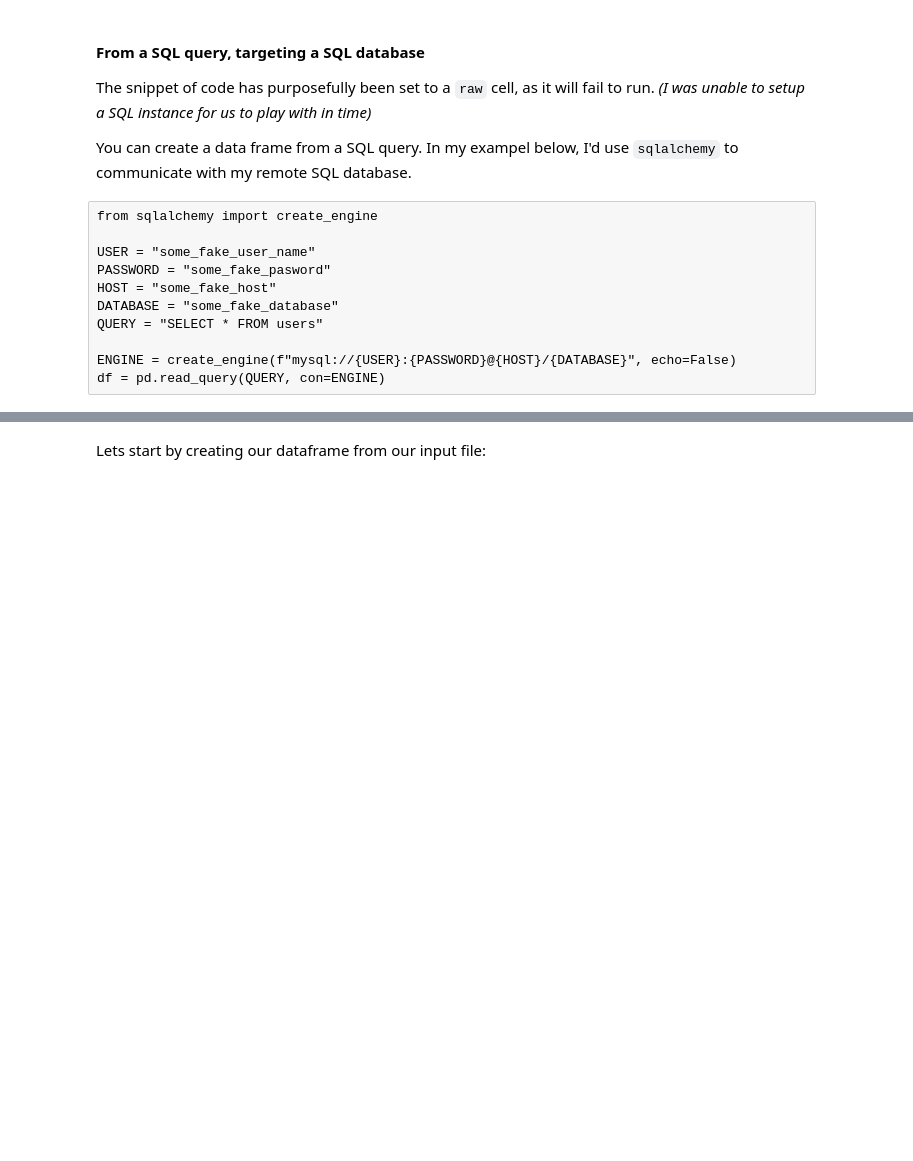
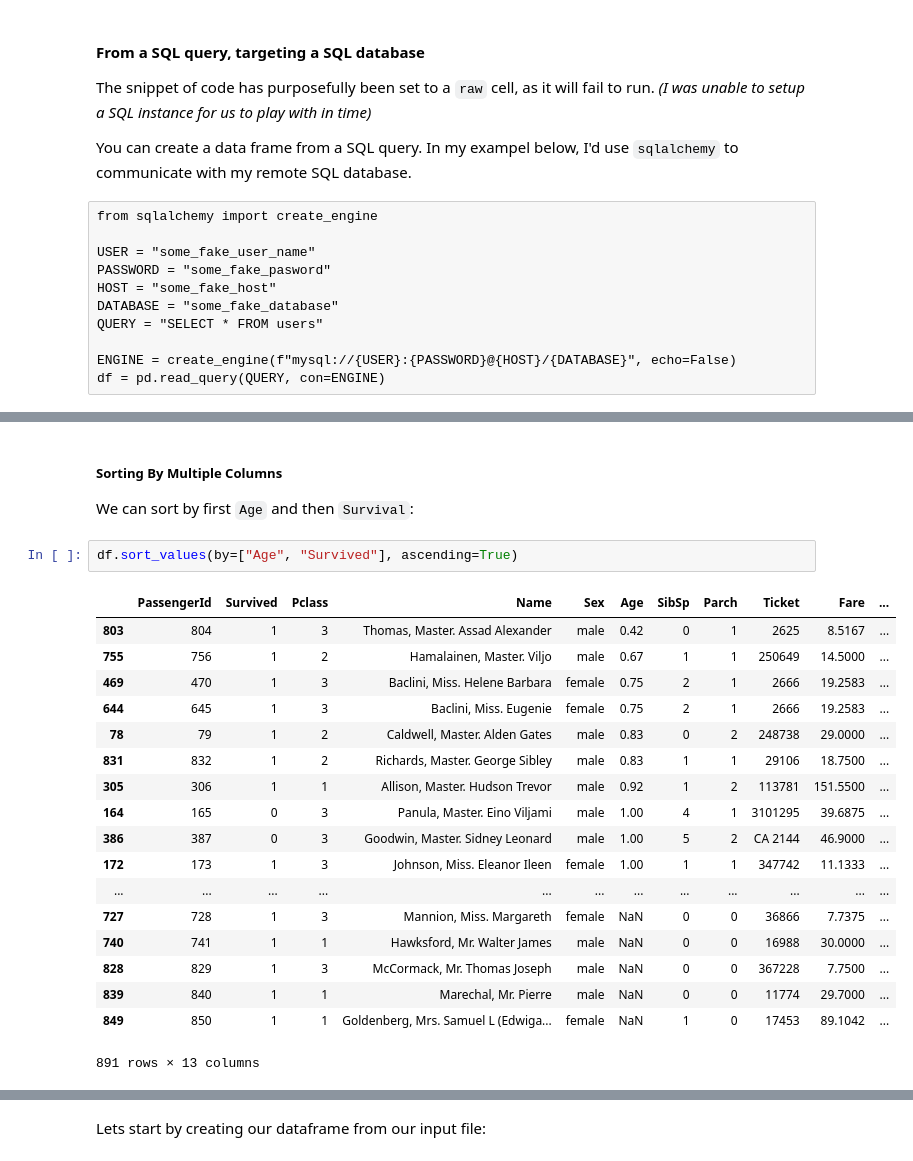
Before and after one commit to GregHilston/ds_pandas_presentation, a Jupyter notebook: Presentation.ipynb, the cells around one changed output, grey strips where cells are left out. Cells and saved outputs as stored; diff of their text form; blank space fills up the shorter version.

```diff
--- a/Presentation.ipynb
+++ b/Presentation.ipynb
@@ -195,0 +244,25 @@ TODO
+# %% [markdown]
+##### Sorting By Multiple Columns
+
+We can sort by first `Age` and then `Survival`:
+# %%
+df.sort_values(by=["Age", "Survived"], ascending=True)
+# %% [output]
+|  | PassengerId | Survived | Pclass | Name | Sex | Age | SibSp | Parch | Ticket | Fare | ... |
+| 803 | 804 | 1 | 3 | Thomas, Master. Assad Alexander | male | 0.42 | 0 | 1 | 2625 | 8.5167 | ... |
+| 755 | 756 | 1 | 2 | Hamalainen, Master. Viljo | male | 0.67 | 1 | 1 | 250649 | 14.5000 | ... |
+| 469 | 470 | 1 | 3 | Baclini, Miss. Helene Barbara | female | 0.75 | 2 | 1 | 2666 | 19.2583 | ... |
+| 644 | 645 | 1 | 3 | Baclini, Miss. Eugenie | female | 0.75 | 2 | 1 | 2666 | 19.2583 | ... |
+| 78 | 79 | 1 | 2 | Caldwell, Master. Alden Gates | male | 0.83 | 0 | 2 | 248738 | 29.0000 | ... |
+| 831 | 832 | 1 | 2 | Richards, Master. George Sibley | male | 0.83 | 1 | 1 | 29106 | 18.7500 | ... |
+| 305 | 306 | 1 | 1 | Allison, Master. Hudson Trevor | male | 0.92 | 1 | 2 | 113781 | 151.5500 | ... |
+| 164 | 165 | 0 | 3 | Panula, Master. Eino Viljami | male | 1.00 | 4 | 1 | 3101295 | 39.6875 | ... |
+| 386 | 387 | 0 | 3 | Goodwin, Master. Sidney Leonard | male | 1.00 | 5 | 2 | CA 2144 | 46.9000 | ... |
+| 172 | 173 | 1 | 3 | Johnson, Miss. Eleanor Ileen | female | 1.00 | 1 | 1 | 347742 | 11.1333 | ... |
+| ... | ... | ... | ... | ... | ... | ... | ... | ... | ... | ... | ... |
+| 727 | 728 | 1 | 3 | Mannion, Miss. Margareth | female | NaN | 0 | 0 | 36866 | 7.7375 | ... |
+| 740 | 741 | 1 | 1 | Hawksford, Mr. Walter James | male | NaN | 0 | 0 | 16988 | 30.0000 | ... |
+| 828 | 829 | 1 | 3 | McCormack, Mr. Thomas Joseph | male | NaN | 0 | 0 | 367228 | 7.7500 | ... |
+| 839 | 840 | 1 | 1 | Marechal, Mr. Pierre | male | NaN | 0 | 0 | 11774 | 29.7000 | ... |
+| 849 | 850 | 1 | 1 | Goldenberg, Mrs. Samuel L (Edwiga... | female | NaN | 1 | 0 | 17453 | 89.1042 | ... |
+891 rows × 13 columns
```
Also changed, not shown: parts of 19 cells of this notebook.
